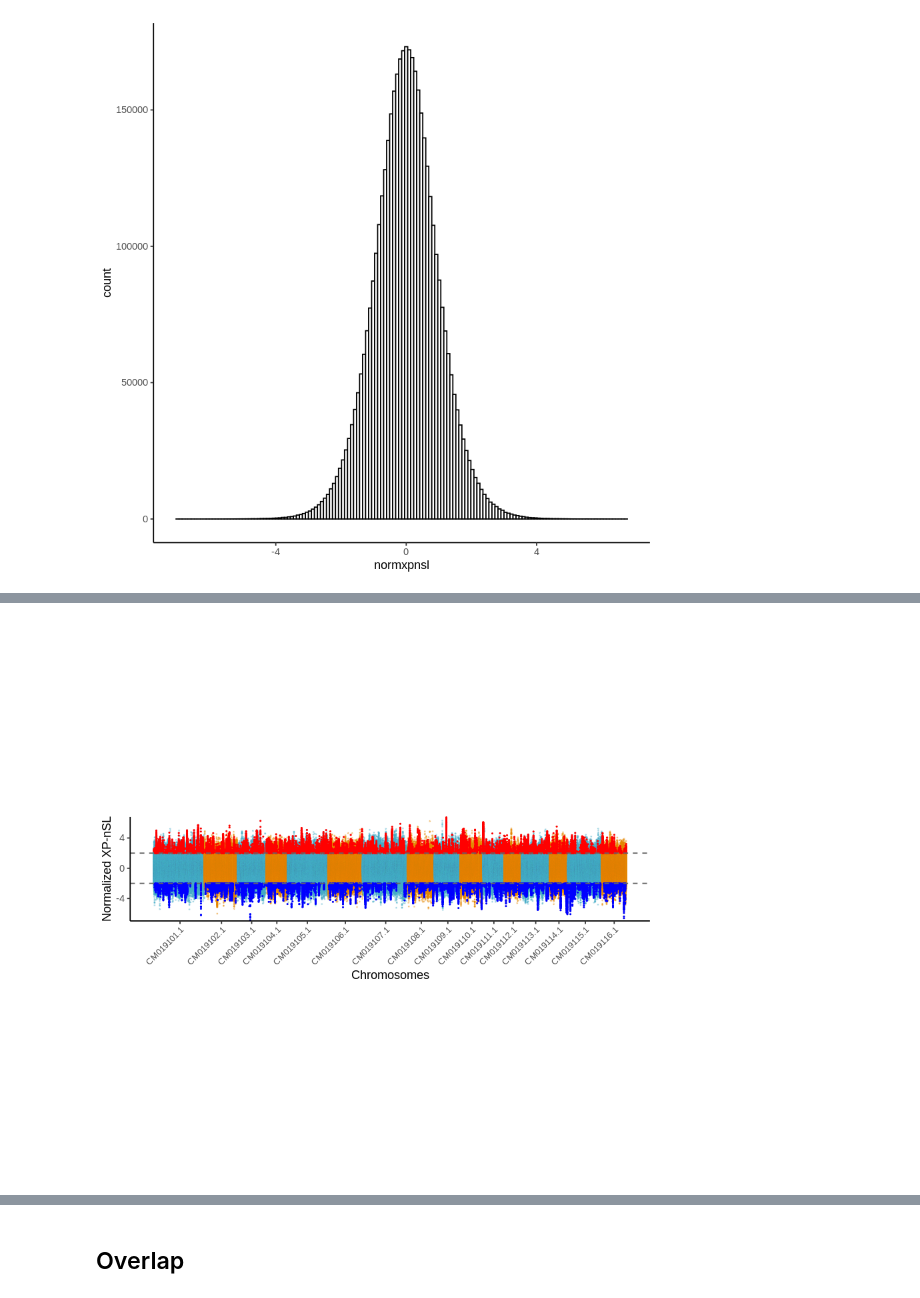
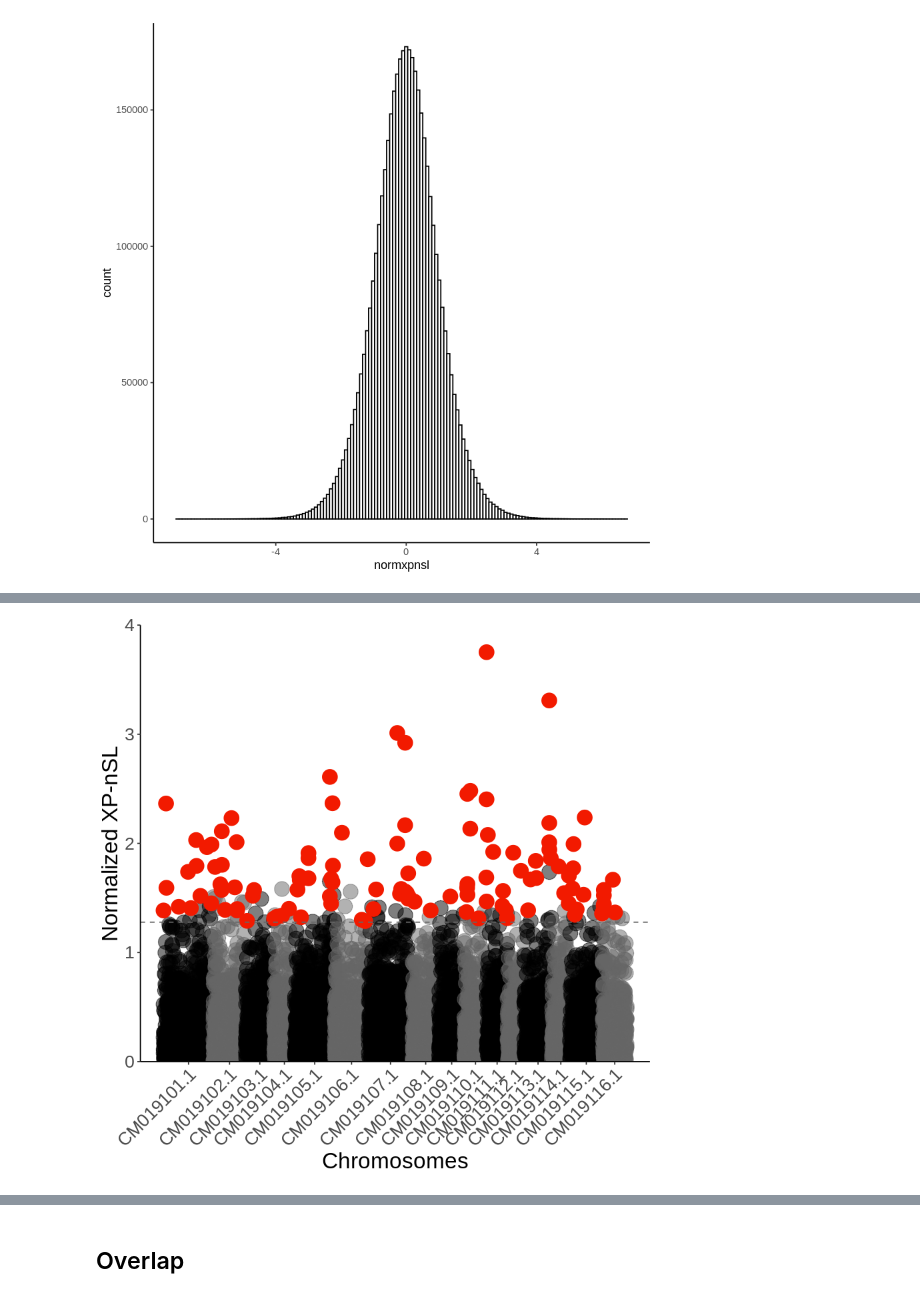
Before and after one commit to James-S-Santangelo/toronto_gwsd, a Jupyter notebook: notebooks/outlier_test.r.ipynb, the cells around one changed output, grey strips where cells are left out. Cells and saved outputs as stored; diff of their text form; code cells hidden in the pictures.

Commit message:
Updating analyses and figures for thesis

```diff
--- a/notebooks/outlier_test.r.ipynb
+++ b/notebooks/outlier_test.r.ipynb
@@ -389,60 +382,82 @@ df_raw_scores_mod %>%
+# %%
+# Identify outliers across genome
+nSites_thresh <- 10
+xpnsl_windows_filt <- xpnsl_windows %>%
+    mutate_at(vars(-("Chr")),as.numeric) %>%
+    filter(n >= nSites_thresh)
+
+xpnsl_score_quant_filt <- quantile(xpnsl_windows_filt %>% pull(mean), probs = c(0.01, 0.99))
+xpnsl_gtprop_quant_filt <- quantile(xpnsl_windows_filt %>% pull(gt_frac), probs = 0.99)
+xpnsl_ltprop_quant_filt <- quantile(xpnsl_windows_filt %>% pull(lt_frac), probs = 0.99)
+
+xpnsl_windows_filt <- xpnsl_windows_filt %>%
+    mutate(xpnsl_score_outlier = ifelse(mean <= xpnsl_score_quant_filt[1] | mean >= xpnsl_score_quant_filt[2], 1, 0),
+           xpnsl_gtprop_outlier = ifelse(gt_frac >= xpnsl_gtprop_quant_filt, 1, 0),
+           xpnsl_ltprop_outlier = ifelse(lt_frac >= xpnsl_ltprop_quant_filt, 1, 0),
+           direction = case_when(xpnsl_score_outlier == 1 & mean > 0 & xpnsl_gtprop_outlier == 1 ~ 'Urban sel',
+                                 xpnsl_score_outlier == 1 & mean < 0 & xpnsl_ltprop_outlier == 1 ~ 'Rural sel',
+                                 TRUE ~ 'Not dual outlier'))
 # %%
-# Manhattan plot with raw XP-nSL scores
-# Outliers SNPs in outlier windows colored Red or Blue
-# Should probably plot windowed stats instead. This is a bit much
-data_cum <- df_raw_scores_mod %>%
+data_cum <- xpnsl_windows_filt %>%
     group_by(Chr) %>%
-    summarise(max_pos = max(pos)) %>%
-    mutate(pos_add = lag(cumsum(max_pos), default = 0)) %>%
-    dplyr::select(Chr, pos_add)
+    summarise(max_winCenter = max(winCenter)) %>%
+    mutate(winCenter_add = lag(cumsum(max_winCenter), default = 0)) %>%
+    dplyr::select(Chr, winCenter_add)
 
-df_raw_scores_mod2 <- df_raw_scores_mod %>%
+xpnsl_windows_filt_mod <- xpnsl_windows_filt %>%
     inner_join(data_cum, by = "Chr") %>%
-    mutate(pos_cum = pos + pos_add)
+    mutate(winCenter_cum = winCenter + winCenter_add)
 
-axis_set <- df_raw_scores_mod2 %>%
+axis_set <- xpnsl_windows_filt_mod %>%
   group_by(Chr) %>%
-  summarize(center = mean(pos_cum))
+  summarize(center = mean(winCenter_cum))
 
-urban_outliers <- df_raw_scores_mod2 %>% filter(outlier_cat == 'Urban sel' & crit == 1)
-rural_outliers <- df_raw_scores_mod2 %>% filter(outlier_cat == 'Rural sel' & crit == -1)
+urban_outliers <- xpnsl_windows_filt_mod %>% filter(direction == 'Urban sel')
+rural_outliers <- xpnsl_windows_filt_mod %>% filter(direction == 'Rural sel')
 
-df_raw_scores_mod2 %>%
+xpnsl_windows_filt_mod <- xpnsl_windows_filt_mod %>%
     mutate(chrom_cat = case_when(Chr == 'CM019101.1' ~ 'One',
                                  Chr == 'CM019102.1' ~ 'Two',
                                  Chr == 'CM019103.1' ~ 'One',
                                  Chr == 'CM019104.1' ~ 'Two',
                                  Chr == 'CM019105.1' ~ 'One',
                                  Chr == 'CM019106.1' ~ 'Two',
                                  Chr == 'CM019107.1' ~ 'One',
                                  Chr == 'CM019108.1' ~ 'Two',
                                  Chr == 'CM019109.1' ~ 'One',
                                  Chr == 'CM019110.1' ~ 'Two',
                                  Chr == 'CM019111.1' ~ 'One',
                                  Chr == 'CM019112.1' ~ 'Two',
                                  Chr == 'CM019113.1' ~ 'One',
                                  Chr == 'CM019114.1' ~ 'Two',
                                  Chr == 'CM019115.1' ~ 'One',
                                  Chr == 'CM019116.1' ~ 'Two')) %>%
-    ggplot(aes(x = pos_cum, y = normxpnsl)) +
-        geom_point(shape = 21, alpha = 0.3, size = 0.2, aes(fill = chrom_cat, color = chrom_cat)) +
-        geom_point(data = urban_outliers, shape = 21, alpha = 1, size = 0.2, fill = 'red', color = 'red') +
-        geom_point(data = rural_outliers, shape = 21, alpha = 1, size = 0.2, fill = 'blue', color = 'blue') +
-        geom_hline(yintercept = 2, color = "grey40", linetype = "dashed") +
-        geom_hline(yintercept = -2, color = "grey40", linetype = "dashed") +
+    filter(direction == 'Not dual outlier') %>%
+    filter(mean >= 0)
+
+xpnsl_manhat <- ggplot() +
+        geom_point(data = xpnsl_windows_filt_mod, shape = 21, alpha = 0.5, size = 6,
+                   aes(x = winCenter_cum, y = mean, fill = chrom_cat, color = chrom_cat)) +
+        geom_point(data = urban_outliers, shape = 21, alpha = 1, size = 6, color = '#F21A00', fill = '#F21A00',
+                   aes(x = winCenter_cum, y = mean)) +
+#         geom_point(data = rural_outliers, shape = 21, alpha = 1, size = 1, color = 'green', fill = 'green') +
+        geom_hline(yintercept = xpnsl_score_quant_filt, color = "grey40", linetype = "dashed") +
         scale_x_continuous(label = axis_set$Chr, breaks = axis_set$center) +
         scale_y_continuous(expand = c(0,0)) +
-        scale_fill_manual(values = c("#46ACC8", "#E58601")) +
-        scale_color_manual(values = c("#46ACC8", "#E58601")) +
+        coord_cartesian(ylim = c(0, 4)) +
+        scale_fill_manual(values = c("black", "grey40")) +
+        scale_color_manual(values = c("black", "grey40")) +
         ylab('Normalized XP-nSL') + xlab('Chromosomes') +
         theme_classic() +
         theme(
-            aspect.ratio = 0.2,
             legend.position = "none",
             panel.border = element_blank(),
             panel.grid.major.x = element_blank(),
             panel.grid.minor.x = element_blank(),
-            axis.text.x = element_text(angle = 45, size = 8,hjust = 1)
+            axis.text = element_text(size=16),
+            axis.title = element_text(size=20),
+            axis.text.x = element_text(angle = 45, hjust = 1)
           )
+xpnsl_manhat
 # %% [output]
-[figure, old version]
+[figure, new version]
```
Also changed, not shown: parts of 50 cells of this notebook, 1 other file.
